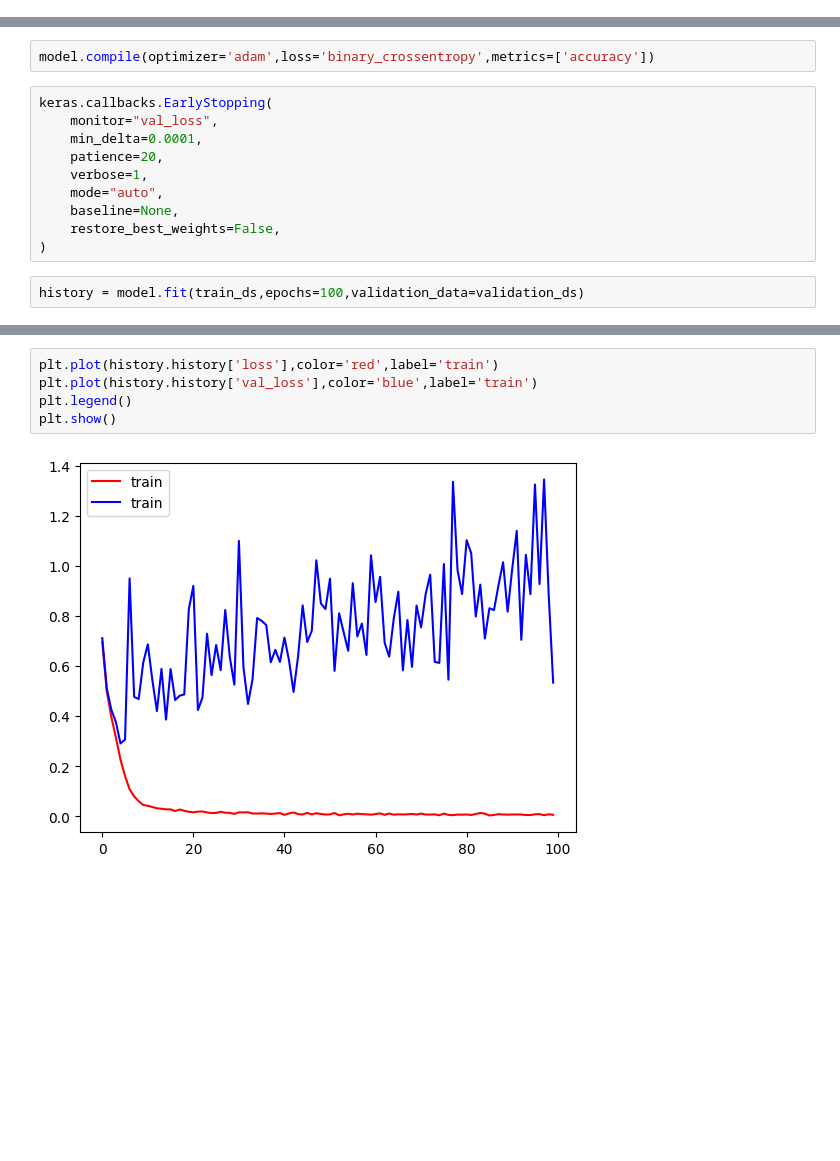
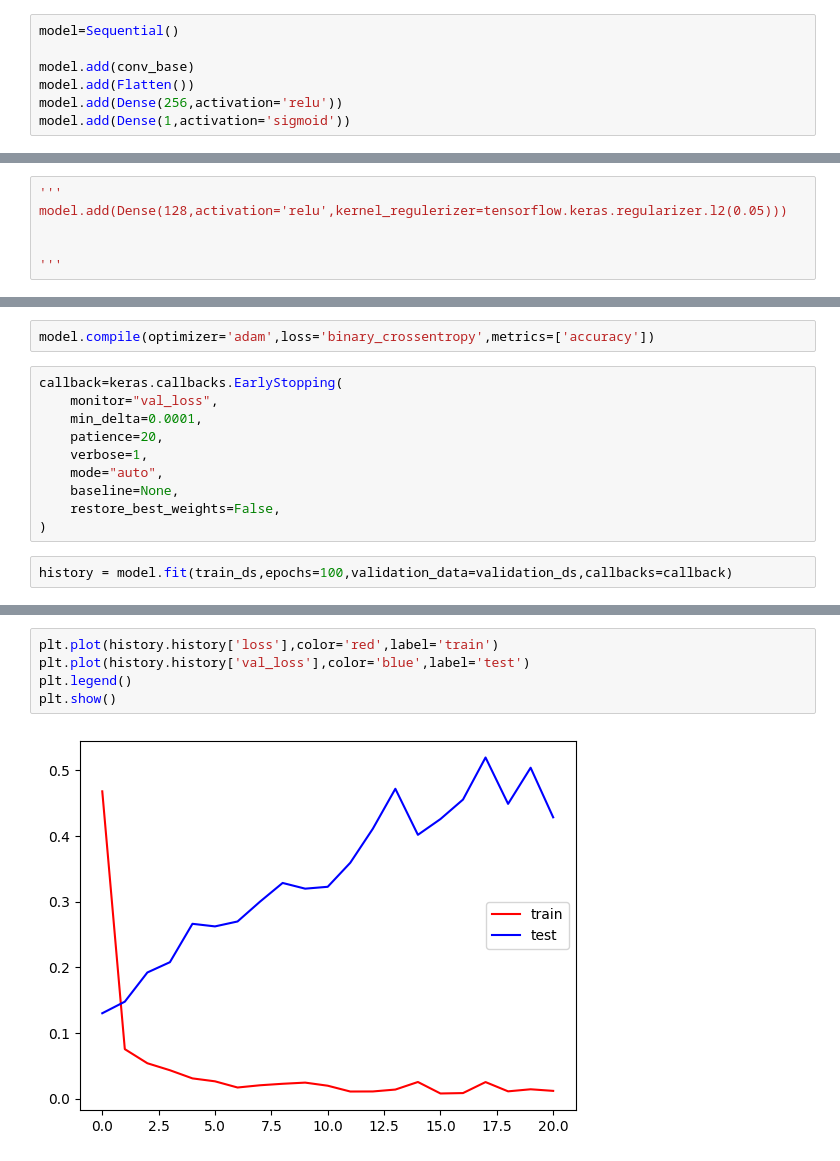
Before and after one commit to codersouro28/cat-vs-dog-classifier, a Jupyter notebook: cat-vs-dog-classification.ipynb, the cells around one changed output, grey strips where cells are left out. Saved outputs shown, nothing was run; the diff lists cells and outputs as text; blank space fills up the shorter version.

```diff
--- a/cat-vs-dog-classification.ipynb
+++ b/cat-vs-dog-classification.ipynb
@@ -60,0 +134,7 @@ validation_ds = validation_ds.map(process)
+# %%
+model=Sequential()
+
+model.add(conv_base)
+model.add(Flatten())
+model.add(Dense(256,activation='relu'))
+model.add(Dense(1,activation='sigmoid'))
@@ -89,3 +187,9 @@ model.add(Dense(1,activation='sigmoid'))
+# %%
+'''
+model.add(Dense(128,activation='relu',kernel_regulerizer=tensorflow.keras.regularizer.l2(0.05)))
+
+
+'''
 # %%
 model.summary()
 # %% [output]
@@ -113,7 +211,7 @@ Model: "sequential_3"
 # %%
 model.compile(optimizer='adam',loss='binary_crossentropy',metrics=['accuracy'])
 # %%
-keras.callbacks.EarlyStopping(
+callback=keras.callbacks.EarlyStopping(
     monitor="val_loss",
     min_delta=0.0001,
     patience=20,
@@ -123,6 +221,6 @@ keras.callbacks.EarlyStopping(
     restore_best_weights=False,
 )
 # %%
-history = model.fit(train_ds,epochs=100,validation_data=validation_ds)
+history = model.fit(train_ds,epochs=100,validation_data=validation_ds,callbacks=callback)
 # %% [output]
 Epoch 1/100
@@ -154,10 +259,10 @@ plt.show()
 # %%
 plt.plot(history.history['loss'],color='red',label='train')
-plt.plot(history.history['val_loss'],color='blue',label='train')
+plt.plot(history.history['val_loss'],color='blue',label='test')
 plt.legend()
 plt.show()
 # %% [output]
-[figure, old version]
+[figure, new version]
 # %%
 model.evaluate(X_test,y_test)
 # %% [output]
```
Also changed, not shown: parts of 20 cells of this notebook.
